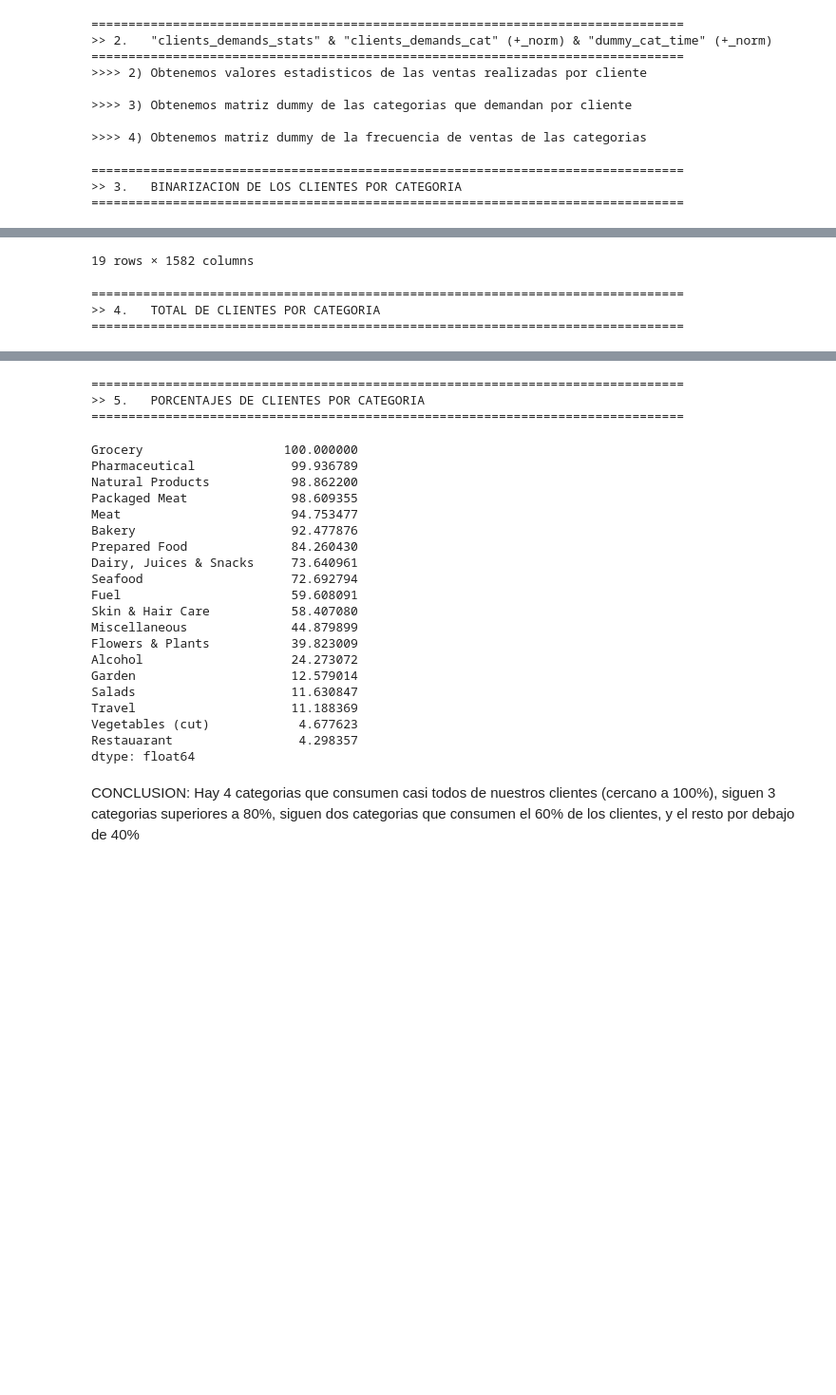
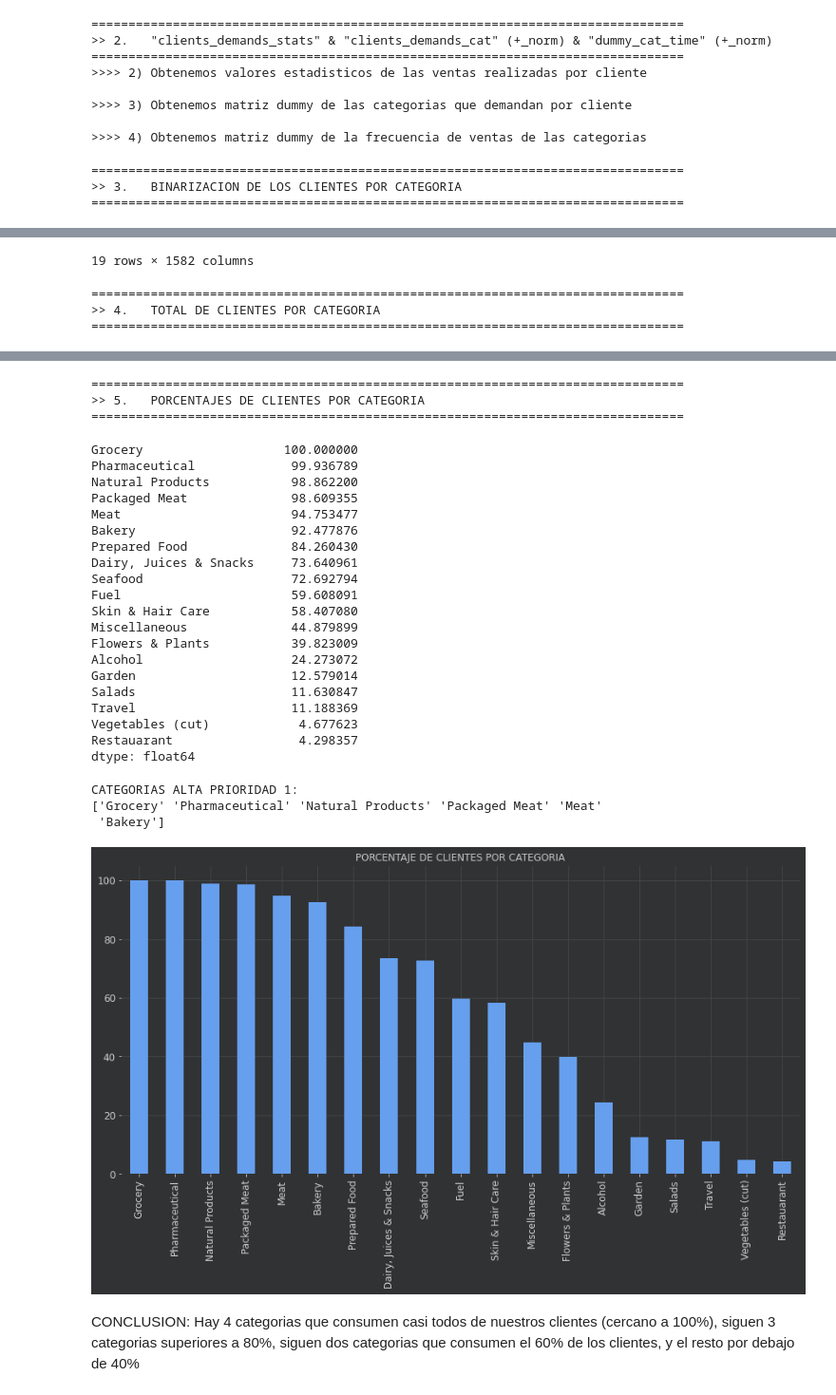
Before and after one commit to AgustinSt1990/tp_final, a Jupyter notebook: TP_FINAL_Data_Science.ipynb, the cells around one changed output, grey strips where cells are left out. Shown at 95% size. Drawn from its saved outputs; the diff is of its cells as text; code cells hidden in the pictures; blank space fills up the shorter version.

```diff
--- a/TP_FINAL_Data_Science.ipynb
+++ b/TP_FINAL_Data_Science.ipynb
@@ -48,7 +53,7 @@ data.set_index('date', inplace=True)
 
 data.head()
 
-Visualizacion = False
+Visualizacion = True
 # %% [markdown]
 # 1) EXPLORACION Y LIMPIEZA DEL DATASET
 # %%
@@ -190,7 +145,9 @@ display (clients_binarized_cat.sum(axis=1))
 print (titulo('PORCENTAJES DE CLIENTES POR CATEGORIA'))
 clients_cat_pct = (Dicto_1['clients_demands_cat_norm'].T.sum(axis=1) / len(data.customer_id.unique()) *100).sort_values(ascending=False)
 display (clients_cat_pct)
-if Visualizacion : clients_cat_pct.plot(kind='bar', figsize=(15,7)).set(title='GRAFICO DE BARRAS: PORCENTAJE DE CLIENTES POR CATEGORIA');
+if Visualizacion : clients_cat_pct.plot(kind='bar', figsize=(15,7)).set(title='PORCENTAJE DE CLIENTES POR CATEGORIA');
+
+print('CATEGORIAS ALTA PRIORIDAD 1:\n{}'.format(clients_cat_pct.loc[:'Bakery'].index.values))
 # %% [output]
 ================================================================================
 >> 3.   BINARIZACION DE LOS CLIENTES POR CATEGORIA
@@ -232,33 +189,37 @@ Prepared Food             1333
 Restauarant                 68
 Salads                     184
 Seafood                   1150
 Skin & Hair Care           924
 Travel                     177
 Vegetables (cut)            74
 dtype: int64
 ================================================================================
 >> 5.   PORCENTAJES DE CLIENTES POR CATEGORIA
 ================================================================================
 Grocery                   100.000000
 Pharmaceutical             99.936789
 Natural Products           98.862200
 Packaged Meat              98.609355
 Meat                       94.753477
 Bakery                     92.477876
 Prepared Food              84.260430
 Dairy, Juices & Snacks     73.640961
 Seafood                    72.692794
 Fuel                       59.608091
 Skin & Hair Care           58.407080
 Miscellaneous              44.879899
 Flowers & Plants           39.823009
 Alcohol                    24.273072
 Garden                     12.579014
 Salads                     11.630847
 Travel                     11.188369
 Vegetables (cut)            4.677623
 Restauarant                 4.298357
 dtype: float64
+CATEGORIAS ALTA PRIORIDAD 1:
+['Grocery' 'Pharmaceutical' 'Natural Products' 'Packaged Meat' 'Meat'
+ 'Bakery']
+[figure, added]
 # %% [markdown]
 CONCLUSION: Hay 4 categorias que consumen casi todos de nuestros clientes (cercano a 100%), siguen 3 categorias superiores a 80%, siguen dos categorias que consumen el 60% de los clientes, y el resto por debajo de 40%
 # %%
```
Also changed, not shown: parts of 14 cells of this notebook, 3 other files.
